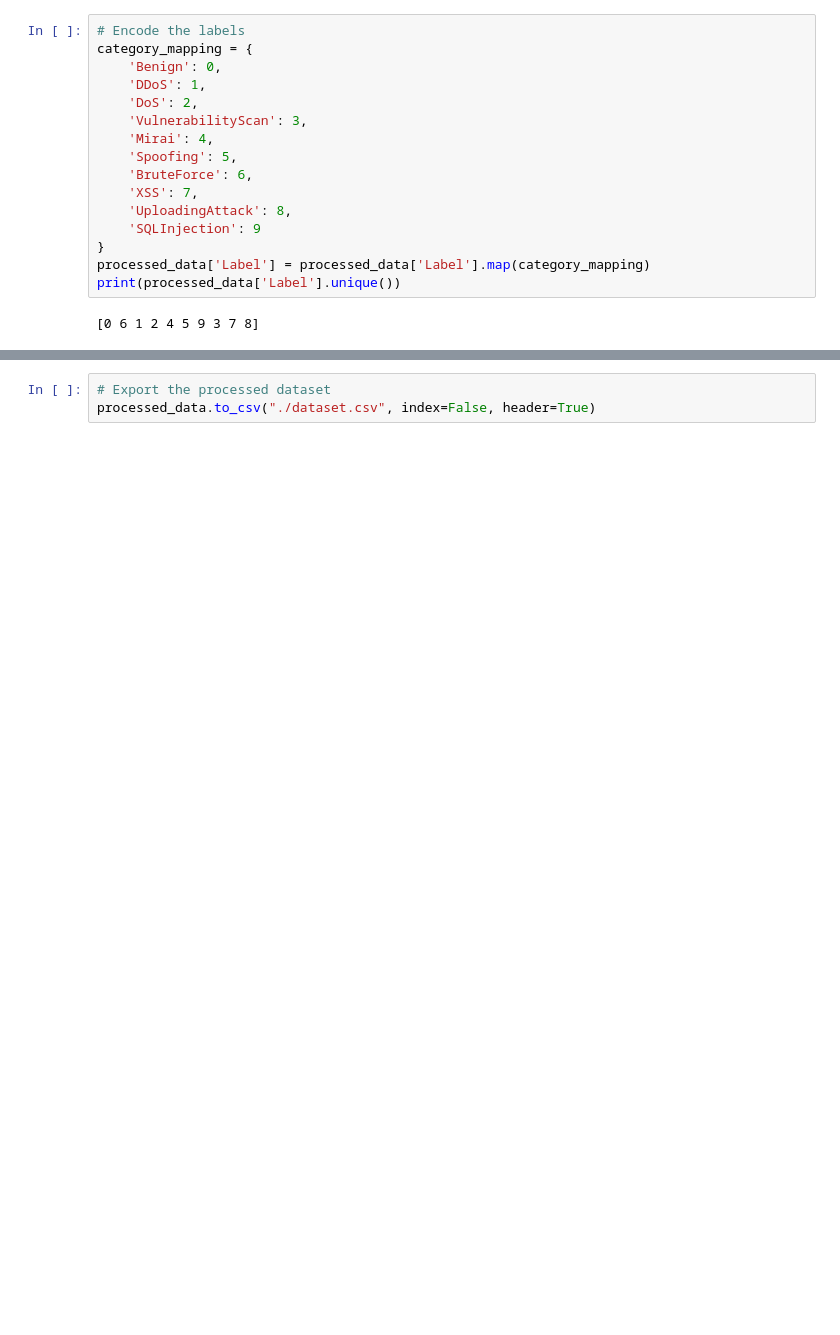
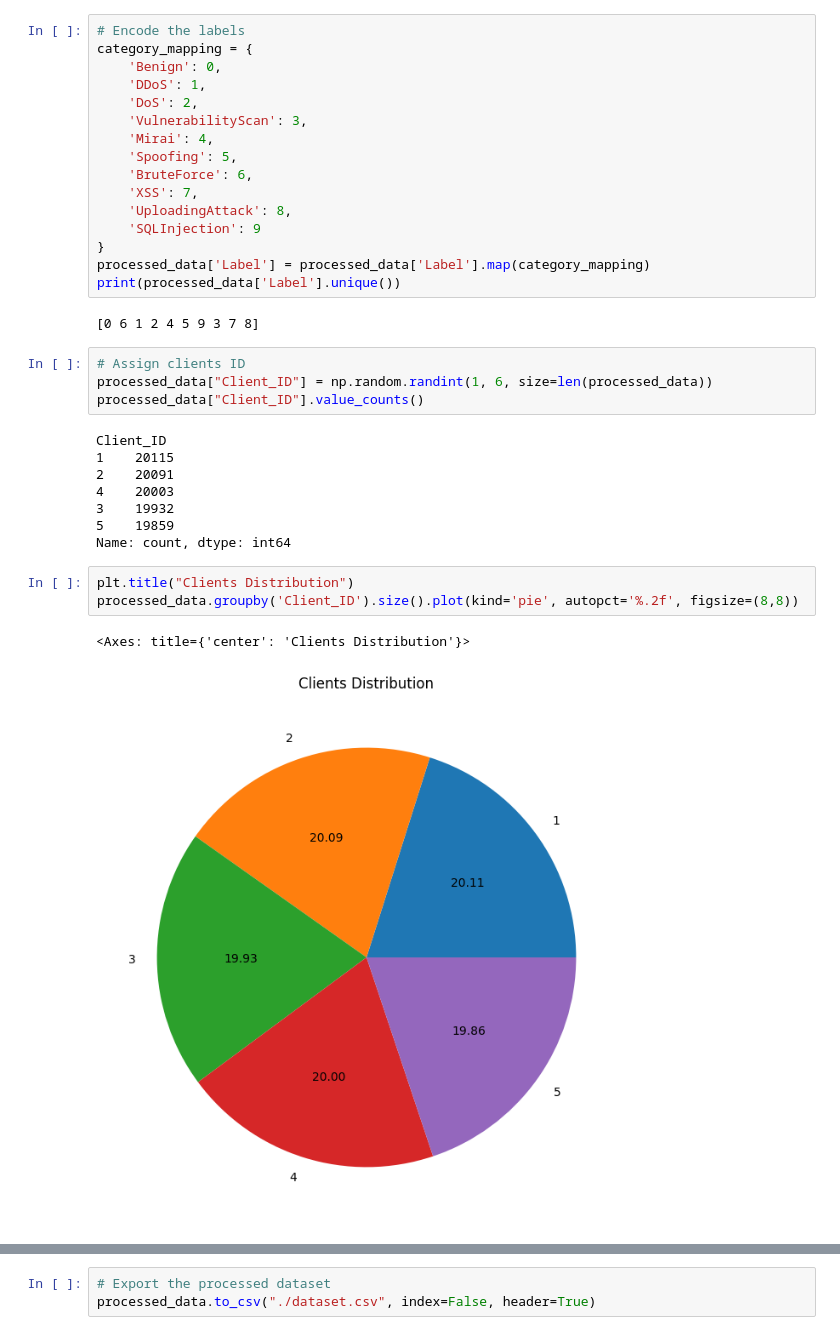
Before and after one commit to Hongwei-Z/Federated-Learning-IoT-IDS, a Jupyter notebook: DatasetPreprocessing.ipynb, the cells around one changed output, grey strips where cells are left out. Cells and saved outputs as stored; diff of their text form; blank space fills up the shorter version.

```diff
--- a/DatasetPreprocessing.ipynb
+++ b/DatasetPreprocessing.ipynb
@@ -224,6 +221,24 @@ processed_data['Label'] = processed_data['Label'].map(category_mapping)
 print(processed_data['Label'].unique())
 # %% [output]
 [0 6 1 2 4 5 9 3 7 8]
+# %%
+# Assign clients ID
+processed_data["Client_ID"] = np.random.randint(1, 6, size=len(processed_data))
+processed_data["Client_ID"].value_counts()
+# %% [output]
+Client_ID
+1    20115
+2    20091
+4    20003
+3    19932
+5    19859
+Name: count, dtype: int64
+# %%
+plt.title("Clients Distribution")
+processed_data.groupby('Client_ID').size().plot(kind='pie', autopct='%.2f', figsize=(8,8))
+# %% [output]
+<Axes: title={'center': 'Clients Distribution'}>
+[figure, added]
 # %%
 # Normalize the data
 scaler = Normalizer(norm='l2')
```
Also changed, not shown: parts of 8 cells of this notebook, 4 other files.
